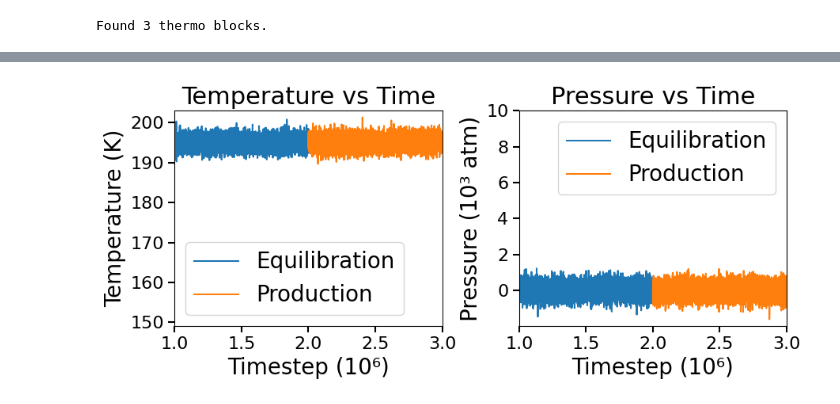
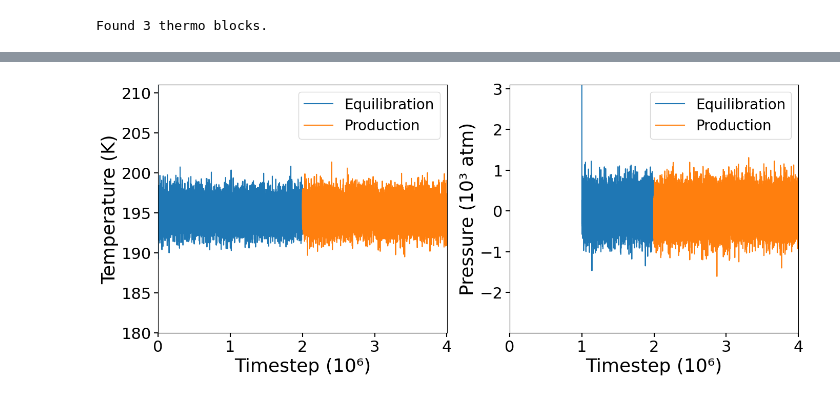
Before and after one commit to uwgsgordon4/1-1-Supercooled-Water-Glycerol-System-UWG, a Jupyter notebook: Analysis/lammps_figures_2ns.ipynb, the cells around one changed output, grey strips where cells are left out. Cells and saved outputs as stored; diff of their text form; code cells hidden in the pictures.

Commit message:
Updated figures

```diff
--- a/Analysis/lammps_figures_2ns.ipynb
+++ b/Analysis/lammps_figures_2ns.ipynb
@@ -89,0 +46,20 @@ plt.show()
+# %%
+eq = pd.concat(blocks[:-1], ignore_index=True)      # equilibration
+prod = blocks[-1]    # production
+
+plt.figure()
+plt.plot(eq["Step"], eq["Temp"], label="Equilibration")
+plt.plot(prod["Step"], prod["Temp"], label="Production")
+plt.xlabel("Timestep (10\u2076)", fontsize=20)
+plt.ylabel("Temperature (K)", fontsize=20)
+
+ax = plt.gca()
+ax.xaxis.get_offset_text().set_visible(False)
+
+plt.legend(fontsize=20)
+plt.title("Temperature vs Time", fontsize=20)
+plt.tick_params(axis="both", labelsize=16, length=6, width=1.5)
+plt.ylim(149, 209)
+plt.tight_layout()
+plt.savefig("figures/2ns/tempvtime.png", format="png", )
+plt.show()
@@ -90,43 +89,40 @@ plt.show()
 # %%
 #Temp + pressure subfigs
-eq = blocks[-2]      # equilibration
-prod = blocks[-1]    # production
-
-fig, axes = plt.subplots(1, 2, figsize=(9, 4), sharex=True)
+fig, axes = plt.subplots(1, 2, figsize=(14, 6), sharex=True)
 
 # Temperature (top)
 axes[0].plot(eq["Step"], eq["Temp"], label="Equilibration")
 axes[0].plot(prod["Step"], prod["Temp"], label="Production")
 
-axes[0].set_xlabel("Timestep (10\u2076)", fontsize=20)
-axes[0].set_ylabel("Temperature (K)", fontsize=20)
-axes[0].set_title("Temperature vs Time", fontsize=22)
-axes[0].tick_params(axis="both", labelsize=16, length=6, width=1.5)
+axes[0].set_xlabel("Timestep (10\u2076)", fontsize=26)
+axes[0].set_ylabel("Temperature (K)", fontsize=26)
+#axes[0].set_title("Temperature vs Time", fontsize=22)
+axes[0].tick_params(axis="both", labelsize=22, length=6, width=1.5)
 axes[0].legend(fontsize=20)
 
-axes[0].set_xlim(999999, 3000000)
-axes[0].set_ylim(149, 203)
+axes[0].set_xlim(0, 4000001)
+axes[0].set_ylim(180, 211)
 
 axes[0].xaxis.get_offset_text().set_visible(False)
 
 # Pressure
 axes[1].plot(eq["Step"], eq["Press"]/1000, label="Equilibration")
 axes[1].plot(prod["Step"], prod["Press"]/1000, label="Production")
 
-axes[1].set_xlabel("Timestep (10\u2076)", fontsize=20)
-axes[1].set_ylabel("Pressure (10³ atm)", fontsize=20)
-axes[1].set_title("Pressure vs Time", fontsize=22)
-axes[1].tick_params(axis="both", labelsize=16, length=6, width=1.5)
+axes[1].set_xlabel("Timestep (10\u2076)", fontsize=26)
+axes[1].set_ylabel("Pressure (10³ atm)", fontsize=26)
+#axes[1].set_title("Pressure vs Time", fontsize=22)
+axes[1].tick_params(axis="both", labelsize=22, length=6, width=1.5)
 axes[1].legend(fontsize=20)
 
-axes[1].set_xlim(999999, 3000000)
-axes[1].set_ylim(-1.999, 10)
+axes[1].set_xlim(0, 4000001)
+axes[1].set_ylim(-2.999, 3.1)
 
 axes[1].xaxis.get_offset_text().set_visible(False)
 
 plt.tight_layout()
 
 plt.savefig("figures/2ns/temp_pressure_vs_time.png", format="png")
 plt.show()
 # %% [output]
-[figure, old version]
+[figure, new version]
```
Also changed, not shown: parts of 16 cells of this notebook, 9 other files.
